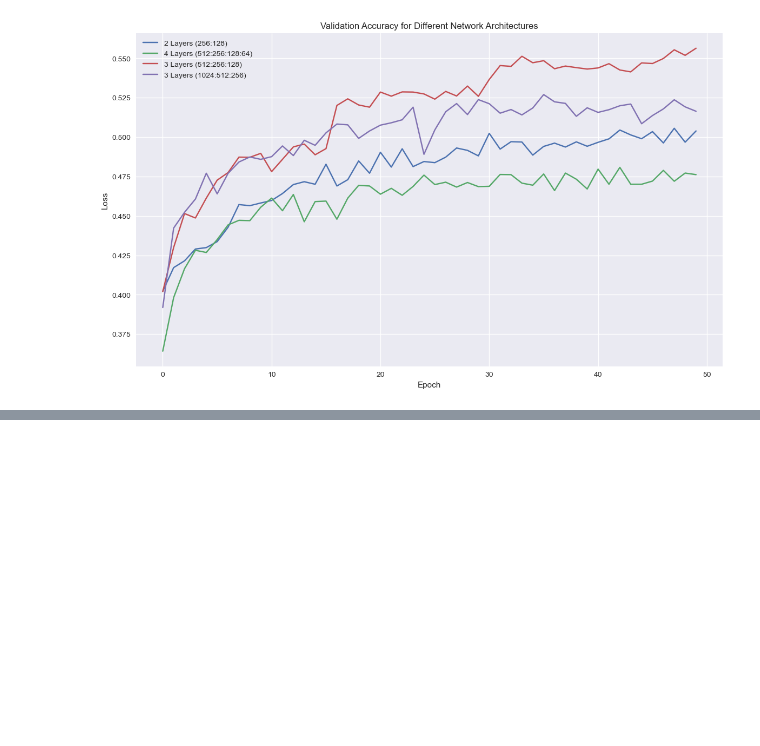
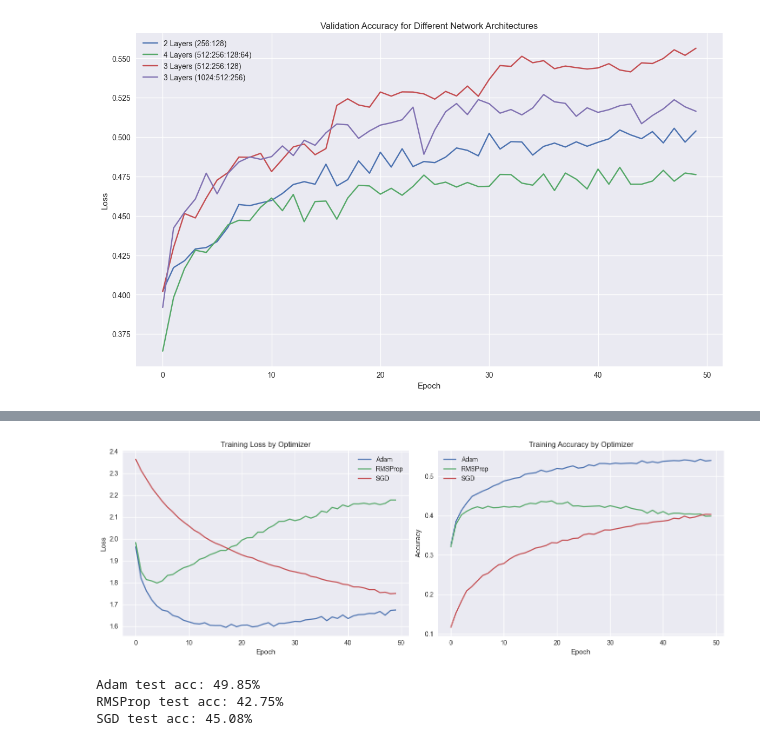
Before and after one commit to ZH0555/PMAI-Group-5, a Jupyter notebook: src/analysis/nn-analysis.ipynb, the cells around one changed output, grey strips where cells are left out. Cells and saved outputs as stored; diff of their text form; code cells hidden in the pictures; blank space fills up the shorter version.

```diff
--- a/src/analysis/nn-analysis.ipynb
+++ b/src/analysis/nn-analysis.ipynb
@@ -201,0 +285,36 @@ plt.show()
+# %%
+# optimizer comparison
+adam = np.load('../nn-logs/NN_512:256:128_LeakyReLU_Adam_LR=0.0005_Dropout=0.25:0.35:0.4_L2=0.0001_batch=50000_epochs=50.npz')
+rmsprop = np.load('../nn-logs/NN_512:256:128_LeakyReLU_RMS_Prop_LR=0.0005_Dropout=0.25:0.3:0.45_L1=0_L2=0.0001_batch=50000_epochs=50.npz')
+none_opt = np.load('../nn-logs/NN_512:256:128_LeakyReLU_None_LR=0.0005_Dropout=0.25:0.3:0.45_L1=0_L2=0.0001_batch=50000_epochs=50.npz')
+
+fig, (ax1, ax2) = plt.subplots(1, 2, figsize=(14, 5))
+
+ax1.plot(adam['arr_0'], label='Adam')
+ax1.plot(rmsprop['arr_0'], label='RMSProp')
+ax1.plot(none_opt['arr_0'], label='SGD')
+ax1.set_xlabel('Epoch')
+ax1.set_ylabel('Loss')
+ax1.set_title('Training Loss by Optimizer')
+ax1.legend()
+
+ax2.plot(adam['arr_1'], label='Adam')
+ax2.plot(rmsprop['arr_1'], label='RMSProp')
+ax2.plot(none_opt['arr_1'], label='SGD')
+ax2.set_xlabel('Epoch')
+ax2.set_ylabel('Accuracy')
+ax2.set_title('Training Accuracy by Optimizer')
+ax2.legend()
+
+plt.tight_layout()
+plt.savefig('optimizer_comparison.png')
+plt.show()
+
+print(f"Adam test acc: {adam['arr_5']:.2%}")
+print(f"RMSProp test acc: {rmsprop['arr_5']:.2%}")
+print(f"SGD test acc: {none_opt['arr_5']:.2%}")
+# %% [output]
+[figure, added]
+Adam test acc: 49.85%
+RMSProp test acc: 42.75%
+SGD test acc: 45.08%
```
Also changed, not shown: parts of 11 cells of this notebook, 7 other files.
